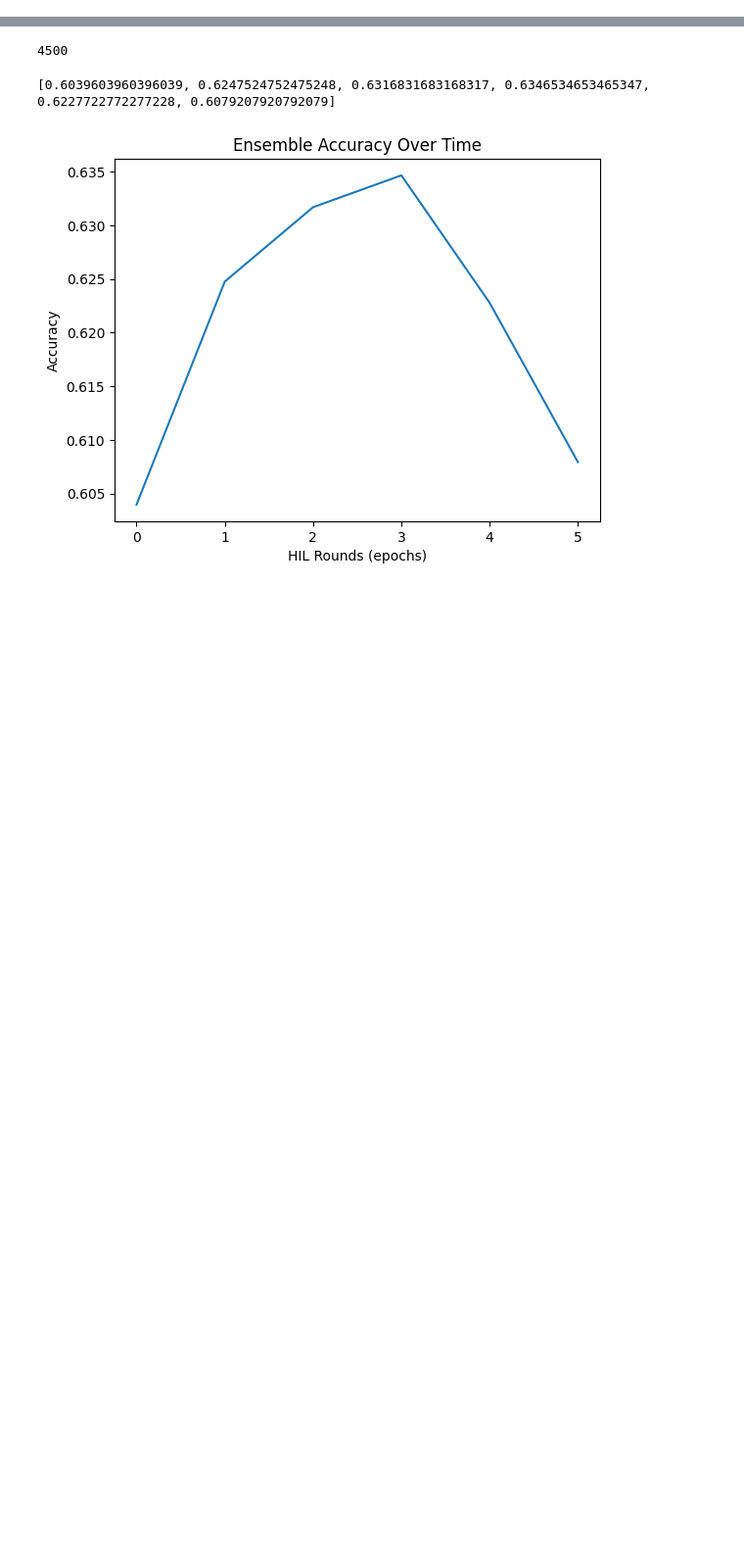
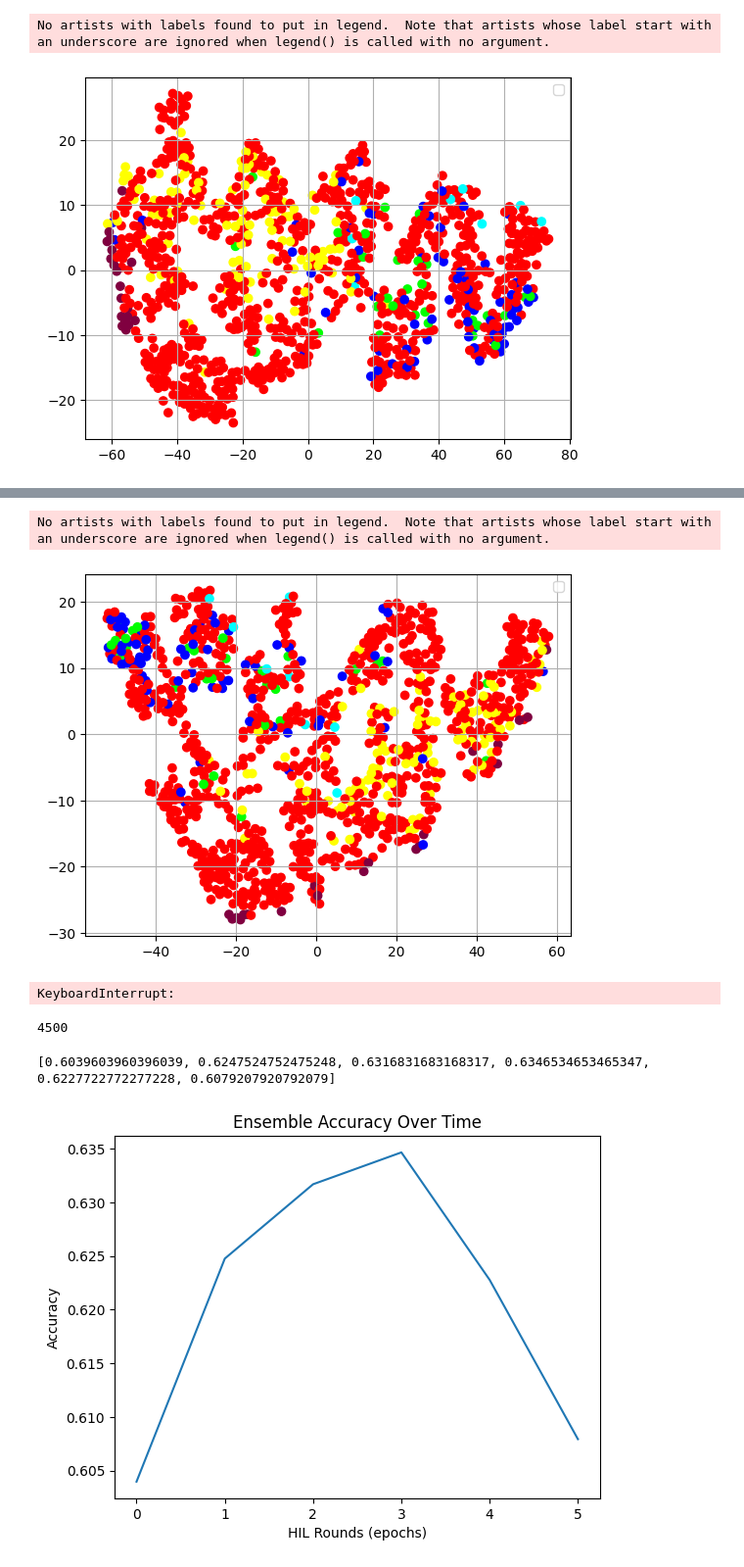
Before and after one commit to Connor-Mattson/SwarmBehaviorDiscovery, a Jupyter notebook: ensemble_HIL.ipynb, the cells around one changed output, grey strips where cells are left out. Shown at 98% size. Drawn from its saved outputs; the diff is of its cells as text; code cells hidden in the pictures; blank space fills up the shorter version.

```diff
--- a/ensemble_HIL.ipynb
+++ b/ensemble_HIL.ipynb
@@ -77,12 +143,12 @@ import numpy as np
 from networks.ensemble import Ensemble
 from data.swarmset import ContinuingDataset, SwarmDataset
 PRETRAINING = True
-target = 0.01
+target = 0.0001
 loss = 50
 device = torch.device('cuda' if torch.cuda.is_available() else 'cpu')
 
-ensembleA = Ensemble(size=3, output_size=5, lr_series=[15e-4, 15e-4, 15e-4], learning_decay=0.9, decay_step=3, new_model=True)
-ensembleA.load_ensemble("full-mini-B")
+ensembleA = Ensemble(size=3, output_size=5, lr=15e-4, learning_decay=0.9, decay_step=3, new_model=True, init=None)
+ensembleA.load_ensemble("full-mini-r2")
 # ensembleA.trim(3)
 
 sampled_dataset = SwarmDataset("data/full-mini", rank=0)
@@ -98,7 +164,7 @@ overall_training_average = []
 # Validation on Oracle Dataset
 validation_accuracy = []
 OUT = "data/oracle"
-with open(os.path.join(OUT, "Dec3-Original-Mini.txt"), "r") as f:
+with open(os.path.join(OUT, "Dec14-original-model-human-labeled.txt"), "r") as f:
     lines = f.readlines()
     total_score = 0
     network_score = np.array([0.0 for _ in ensembleA.ensemble])
@@ -119,13 +185,14 @@ with open(os.path.join(OUT, "Dec3-Original-Mini.txt"), "r") as f:
 
     validation_accuracy.append(acc)
     print(f"Pre-Query Validation Complete. Accuracy: {acc * 100}%")
+    visualize_projection(ensembleA)
 
-TRIAL_SIZE = 10
+TRIAL_SIZE = 50
 training_triplets = []
 pretraining_triplets = []
 for global_epochs in range(TRIAL_SIZE):
     # Get Least Agreed Upon Triplets, then query the oracle
-    SAMPLES = 4000
+    SAMPLES = 50000
     rand_samp = [
         (random.randrange(0, len(data)), random.randrange(0, len(data)), random.randrange(0, len(data))) for i in range(SAMPLES)
     ]
@@ -138,7 +205,7 @@ for global_epochs in range(TRIAL_SIZE):
     entropy.sort(reverse=True)
 
     # Query the N most-disagreed upon Triplets
-    QUERIES = 20
+    QUERIES = 100
     N = min(SAMPLES, QUERIES)
     for i in range(N):
         # Generate UserTriplets
@@ -155,7 +222,7 @@ for global_epochs in range(TRIAL_SIZE):
     total_queries += N
 
     # Train on the training triplets for 5 epochs
-    EPOCHS = 500
+    EPOCHS = 500 - (10 * global_epochs)
     CONTINUE_PRE = 0
     pretraining_counter = 0
     pretraining_max = 1000
@@ -169,7 +236,7 @@ for global_epochs in range(TRIAL_SIZE):
         pretraining_loss = [0.0 for _ in ensembleA.ensemble]
         updates = 0
         pre_updates = 0
-        BATCH_SIZE = 4
+        BATCH_SIZE = min(64, len(training_triplets) // 4)
 
         if BATCH_SIZE < CONTINUE_PRE:
             raise Exception("Invalid Config: Batch Size must be larger than the continue pretraining metric.")
@@ -211,7 +278,7 @@ for global_epochs in range(TRIAL_SIZE):
 
         WINDOW_SIZE = 7
         window_average = sum(training_losses[-WINDOW_SIZE:]) / WINDOW_SIZE
-        if len(training_losses) > WINDOW_SIZE and window_average < 0.01:
+        if len(training_losses) > WINDOW_SIZE and window_average < target:
             break
         print(f"Epoch {epoch} Complete. Network Loss: {total_loss / updates}. Ensemble Loss: {average_loss}")
         print(f"Window Average Loss: {window_average}")
@@ -219,29 +286,33 @@ for global_epochs in range(TRIAL_SIZE):
     overall_training_average.append(sum(training_losses) / len(training_losses))
 
     # Validation on Oracle Dataset
-    ensembleA.eval_mode()
-    OUT = "data/oracle"
-    with open(os.path.join(OUT, "Dec3-Original-Mini.txt"), "r") as f:
-        lines = f.readlines()
-        total_score = 0
-        network_score = np.array([0.0 for _ in ensembleA.ensemble])
-        for line in lines:
-            triplet = CSVLineToVec(line)
-            majority, l = ensembleA.majority_belief(sampled_dataset[int(triplet[0])][0], sampled_dataset[int(triplet[1])][0], sampled_dataset[int(triplet[2])][0])
-            bin_loss = []
-            for i, loss in enumerate(l):
-                bin_loss.append(l[i] < ensembleA.margin)
-            network_score += np.array(bin_loss)
-            total_score += majority
-        acc = total_score / len(lines)
-        net_acc = network_score / len(lines)
+    if global_epochs % 3 == 0 or global_epochs == TRIAL_SIZE - 1:
+        ensembleA.eval_mode()
+        OUT = "data/oracle"
+        with open(os.path.join(OUT, "Dec14-original-model-human-labeled.txt"), "r") as f:
+            lines = f.readlines()
+            total_score = 0
+            network_score = np.array([0.0 for _ in ensembleA.ensemble])
+            for line in lines:
+                triplet = CSVLineToVec(line)
+                majority, l = ensembleA.majority_belief(sampled_dataset[int(triplet[0])][0], sampled_dataset[int(triplet[1])][0], sampled_dataset[int(triplet[2])][0])
+                bin_loss = []
+                for i, loss in enumerate(l):
+                    bin_loss.append(l[i] < ensembleA.margin)
+                network_score += np.array(bin_loss)
+                total_score += majority
+            acc = total_score / len(lines)
+            net_acc = network_score / len(lines)
 
-        for i, net in enumerate(net_acc):
-            per_network_acc[i].append(net)
-            print(f"Network {i + 1}, Accuracy: {net * 100}%")
+            print(f"Validation for Epoch: {global_epochs}, total_queries: {len(training_triplets)}")
 
-        validation_accuracy.append(acc)
-        print(f"Validation Complete. Accuracy: {acc * 100}%")
+            for i, net in enumerate(net_acc):
+                per_network_acc[i].append(net)
+                print(f"Network {i + 1}, Accuracy: {net * 100}%")
+
+            validation_accuracy.append(acc)
+            print(f"Validation Complete. Accuracy: {acc * 100}%")
+            visualize_projection(ensembleA)
 
     ensembleA.set_lr(15e-4, 0.95)
 # %% [output]
@@ -264,0 +323,2 @@ Validation Complete. Accuracy: 69.19999999999999%
+No artists with labels found to put in legend.  Note that artists whose label start with an underscore are ignored when legend() is called with no argument.
+[figure, added]
@@ -265,3 +342,6 @@ Validation Complete. Accuracy: 69.19999999999999%
+No artists with labels found to put in legend.  Note that artists whose label start with an underscore are ignored when legend() is called with no argument.
+[figure, added]
+KeyboardInterrupt:
 # %%
 len(training_triplets)
 # %% [output]
```
Also changed, not shown: parts of 2 cells of this notebook, 4 other files.
